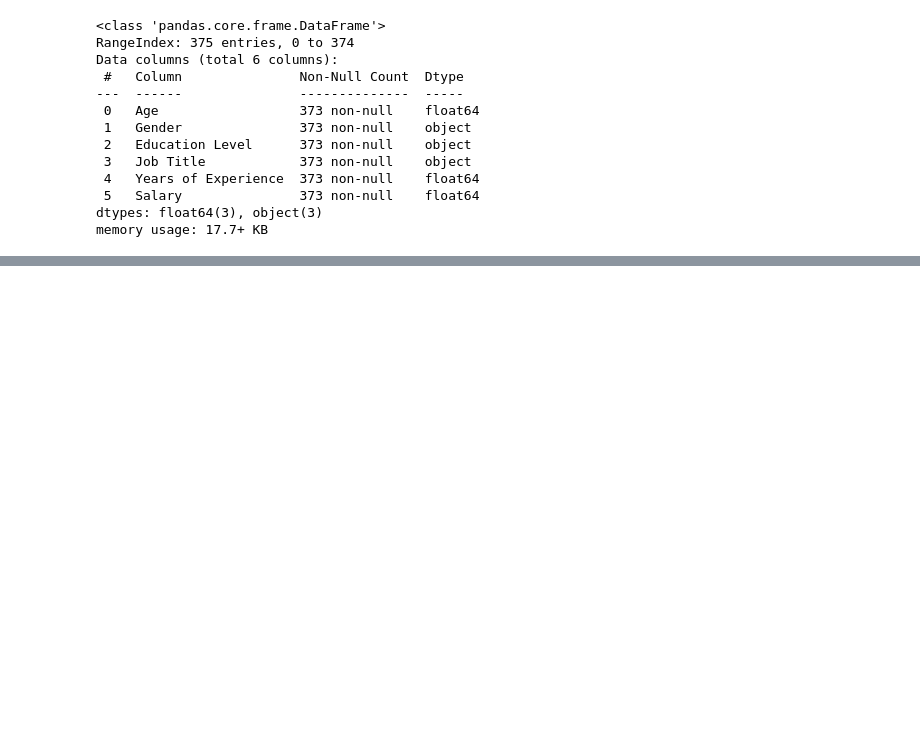
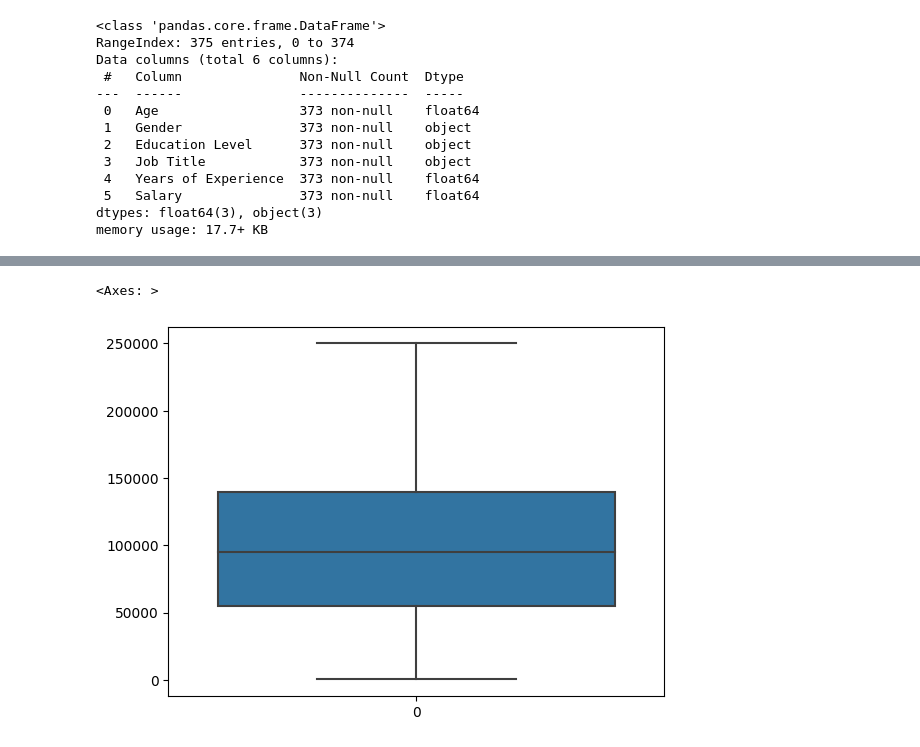
Before and after one commit to itsmepramila/salary-prediction, a Jupyter notebook: Introduction to linear regression salary prediction.ipynb, the cells around one changed output, grey strips where cells are left out. Saved outputs shown, nothing was run; the diff lists cells and outputs as text; code cells hidden in the pictures; blank space fills up the shorter version.

```diff
--- a/Introduction to linear regression salary prediction.ipynb
+++ b/Introduction to linear regression salary prediction.ipynb
@@ -110,0 +181,5 @@ df.isna().transpose()
+# %%
+sns.boxplot(df['Salary']) # no outlier
+# %% [output]
+<Axes: >
+[figure, added]
```
Also changed, not shown: parts of 34 cells of this notebook.
